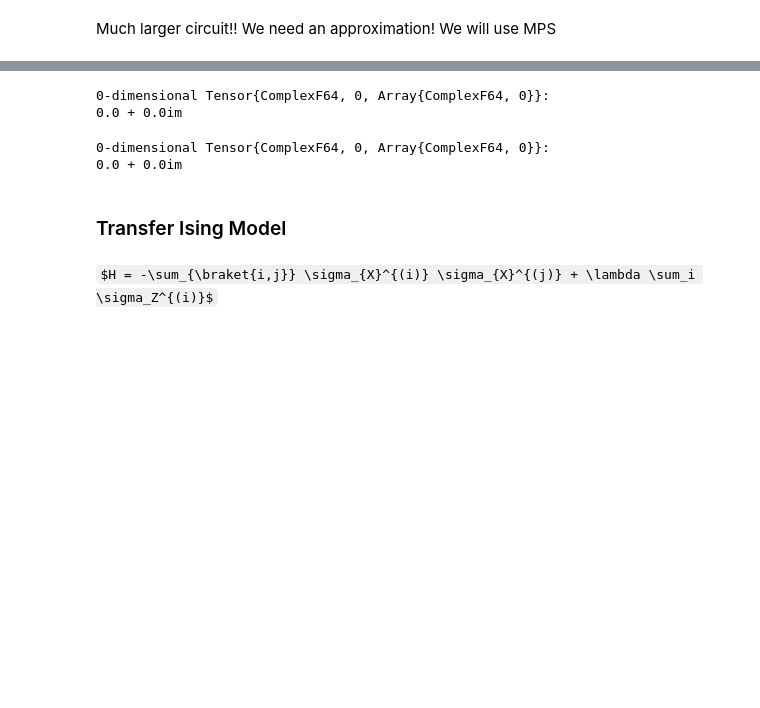
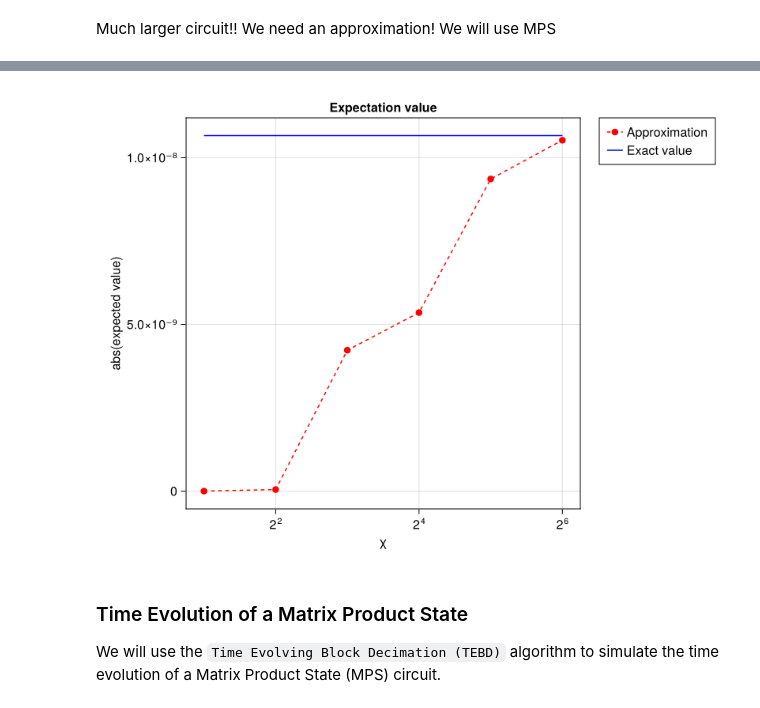
Before and after one commit to bsc-quantic/benasque-notebook, a Jupyter notebook: notebook.ipynb, the cells around one changed output, grey strips where cells are left out. Saved outputs shown, nothing was run; the diff lists cells and outputs as text; code cells hidden in the pictures; some formulas as TeX source; blank space fills up the shorter version.

```diff
--- a/notebook.ipynb
+++ b/notebook.ipynb
@@ -318,16 +263,20 @@ contract(merge(TensorNetwork(ψᵢₙ), TensorNetwork(qtn), TensorNetwork(ψₒ
 # %%
-ψᵢₙ = convert(Chain, Product(fill([1, 0], n)))
-ψₒᵤₜ = convert(Chain, Product(fill([1, 0], n)))
+# Let's evolve for different bond dimensions χ and compare to the exact result
+results = ComplexF32[]
+χ_list = [2, 4, 8, 16, 32, 64,]
+for χ in χ_list
+    ψᵢₙ = convert(Chain, Product(fill([1, 0], n)))
+    ψₒᵤₜ = convert(Chain, Product(fill([1, 0], n)))
+    canonize!(ψᵢₙ)
 
-canonize!(ψᵢₙ)
-# ψₒᵤₜ = convert(Chain, Product(fill([1, 0], n)))
+    Qrochet.@reindex! inputs(qtn) => outputs(ψᵢₙ)
+    Qrochet.@reindex! outputs(qtn) => outputs(ψₒᵤₜ)
 
-# Apply gates using `evolve!` function
+    for gate in circ
+        evolve!(ψᵢₙ, Qrochet.Dense(gate); maxdim=χ, iscanonical=true)
+    end
 
-for gate in circ2
-    evolve!(ψᵢₙ, Qrochet.Dense(gate); maxdim=10, iscanonical=true)
+    Qrochet.@reindex! outputs(ψᵢₙ) => outputs(ψₒᵤₜ)
+
+    push!(results, only(contract(merge(TensorNetwork(ψᵢₙ), TensorNetwork(ψₒᵤₜ)))))
 end
-
-Qrochet.@reindex! outputs(ψᵢₙ) => outputs(ψₒᵤₜ)
-
-contract(merge(TensorNetwork(ψᵢₙ), TensorNetwork(ψₒᵤₜ)))
@@ -418,36 +283,18 @@ InterruptException: InterruptException:
-# %%
-qtn = Quantum(circ)
-
-ψᵢₙ = Product(fill([1, 0], n))
-ψₒᵤₜ = Product(fill([1, 0], n))
-
-Qrochet.@reindex! inputs(qtn) => outputs(ψᵢₙ)
-Qrochet.@reindex! outputs(qtn) => outputs(ψₒᵤₜ)
-
-tn = merge(TensorNetwork(ψᵢₙ), TensorNetwork(qtn), TensorNetwork(ψₒᵤₜ))
-
-contract(tn)
-# %% [output]
-0-dimensional Tensor{ComplexF64, 0, Array{ComplexF64, 0}}:
-0.0 + 0.0im
-# %%
-ψᵢₙ = convert(Chain, Product(fill([1, 0], n)))
-ψₒᵤₜ = convert(Chain, Product(fill([1, 0], n)))
-
-canonize!(ψᵢₙ)
-
-# Apply gates using `evolve!` function
-for gate in circ
-    evolve!(ψᵢₙ, Qrochet.Dense(gate); maxdim=16, iscanonical=true)
-end
-
-Qrochet.@reindex! outputs(ψᵢₙ) => outputs(ψₒᵤₜ)
-
-contract(merge(TensorNetwork(ψᵢₙ), TensorNetwork(ψₒᵤₜ)))
-# %% [output]
-0-dimensional Tensor{ComplexF64, 0, Array{ComplexF64, 0}}:
-0.0 + 0.0im
-# %% [markdown]
-### Transfer Ising Model
-# %% [markdown]
-$H = -\sum_{\braket{i,j}} \sigma_{X}^{(i)} \sigma_{X}^{(j)} + \lambda \sum_i \sigma_Z^{(i)}$
+# %%
+fig = Figure()
+ax = Axis(fig[1, 1], xlabel="χ", ylabel="abs(expected value)", title="Expectation value", xscale=log2)
+
+scatterlines!(ax, Float32.(χ_list), abs.(results), color=:red, linestyle=:dash, marker=:circle, label="Approximation")
+lines!(ax, Float32.(χ_list), abs(only(c))*ones(length(χ_list)), color=:blue, linestyle=:solid, label="Exact value")
+
+# Adjust the legend manually
+legend = Legend(fig[1, 2], ax, valign=:top)
+fig[1, 2] = legend
+
+fig # Display the figure
+# %% [output]
+[figure, added]
+# %% [markdown]
+### Time Evolution of a Matrix Product State
+
+We will use the `Time Evolving Block Decimation (TEBD)` algorithm to simulate the time evolution of a Matrix Product State (MPS) circuit.
```
Also changed, not shown: parts of 54 cells of this notebook.
